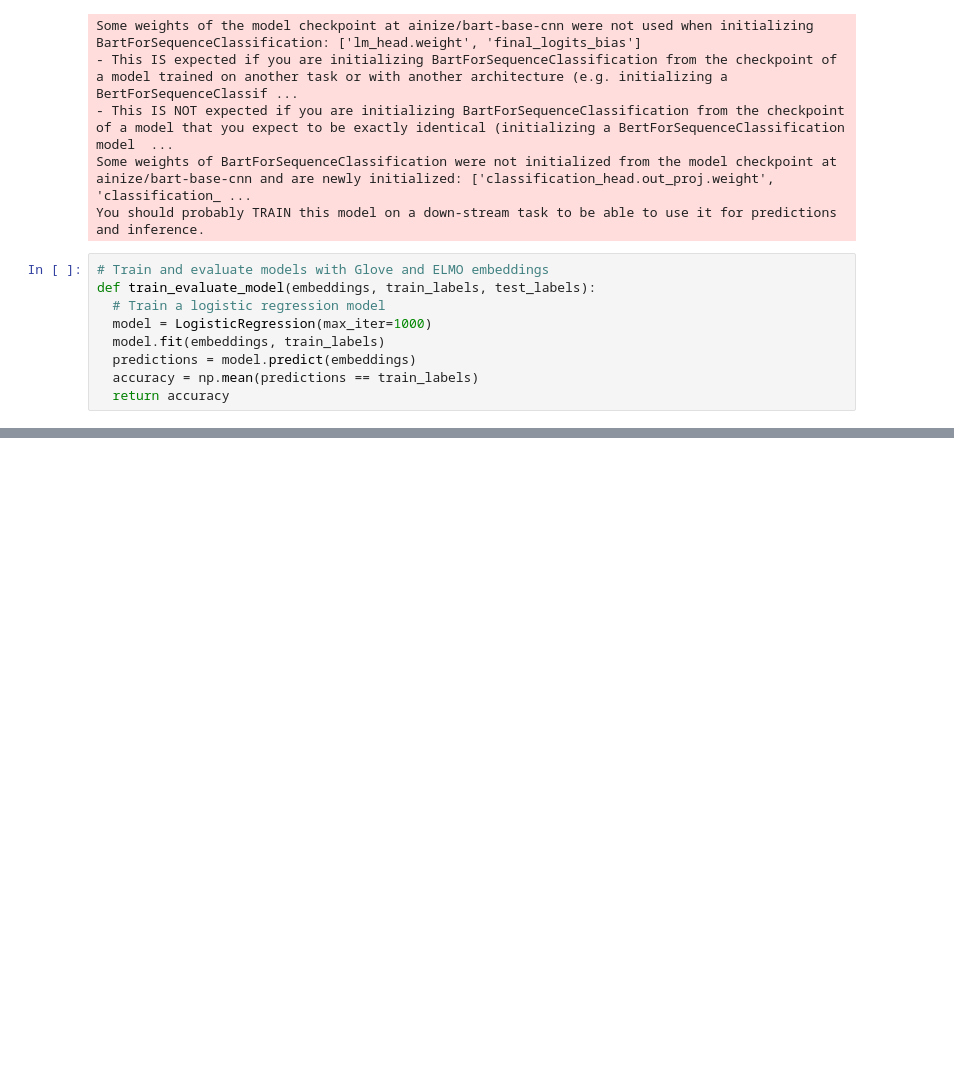
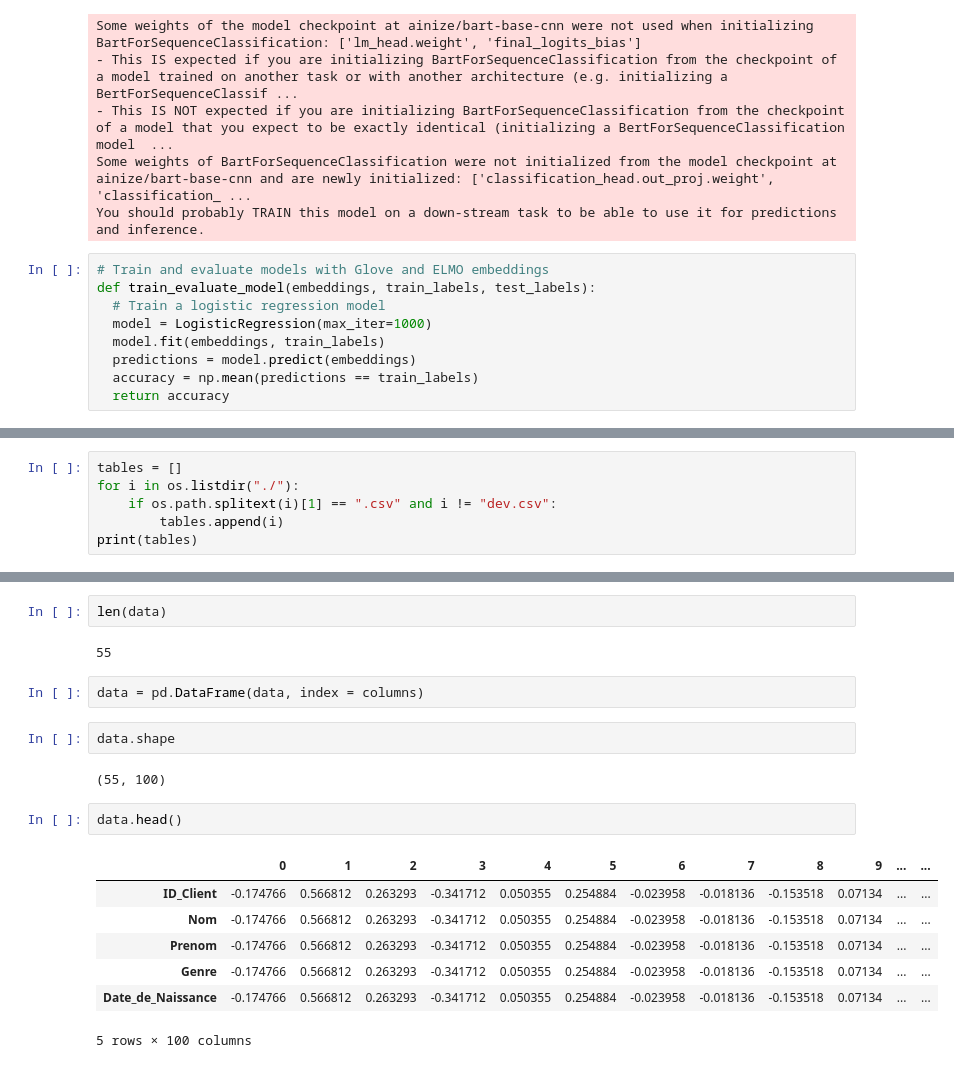
Before and after one commit to ibrahim-choukrane/Sensitive_data_classification, a Jupyter notebook: Untitled.ipynb, the cells around one changed output, grey strips where cells are left out. Cells and saved outputs as stored; diff of their text form; blank space fills up the shorter version.

```diff
--- a/Untitled.ipynb
+++ b/Untitled.ipynb
@@ -81,0 +106,6 @@ Glove embedding accuracy: 0.7876
+# %%
+tables = []
+for i in os.listdir("./"):
+    if os.path.splitext(i)[1] == ".csv" and i != "dev.csv":
+        tables.append(i)
+print(tables)
@@ -81,0 +160,20 @@ Glove embedding accuracy: 0.7876
+# %%
+len(data)
+# %% [output]
+55
+# %%
+data = pd.DataFrame(data, index = columns)
+# %%
+data.shape
+# %% [output]
+(55, 100)
+# %%
+data.head()
+# %% [output]
+|  | 0 | 1 | 2 | 3 | 4 | 5 | 6 | 7 | 8 | 9 | ... | ... |
+| ID_Client | -0.174766 | 0.566812 | 0.263293 | -0.341712 | 0.050355 | 0.254884 | -0.023958 | -0.018136 | -0.153518 | 0.07134 | ... | ... |
+| Nom | -0.174766 | 0.566812 | 0.263293 | -0.341712 | 0.050355 | 0.254884 | -0.023958 | -0.018136 | -0.153518 | 0.07134 | ... | ... |
+| Prenom | -0.174766 | 0.566812 | 0.263293 | -0.341712 | 0.050355 | 0.254884 | -0.023958 | -0.018136 | -0.153518 | 0.07134 | ... | ... |
+| Genre | -0.174766 | 0.566812 | 0.263293 | -0.341712 | 0.050355 | 0.254884 | -0.023958 | -0.018136 | -0.153518 | 0.07134 | ... | ... |
+| Date_de_Naissance | -0.174766 | 0.566812 | 0.263293 | -0.341712 | 0.050355 | 0.254884 | -0.023958 | -0.018136 | -0.153518 | 0.07134 | ... | ... |
+5 rows × 100 columns
```
Also changed, not shown: parts of 16 cells of this notebook, 1 other file.
